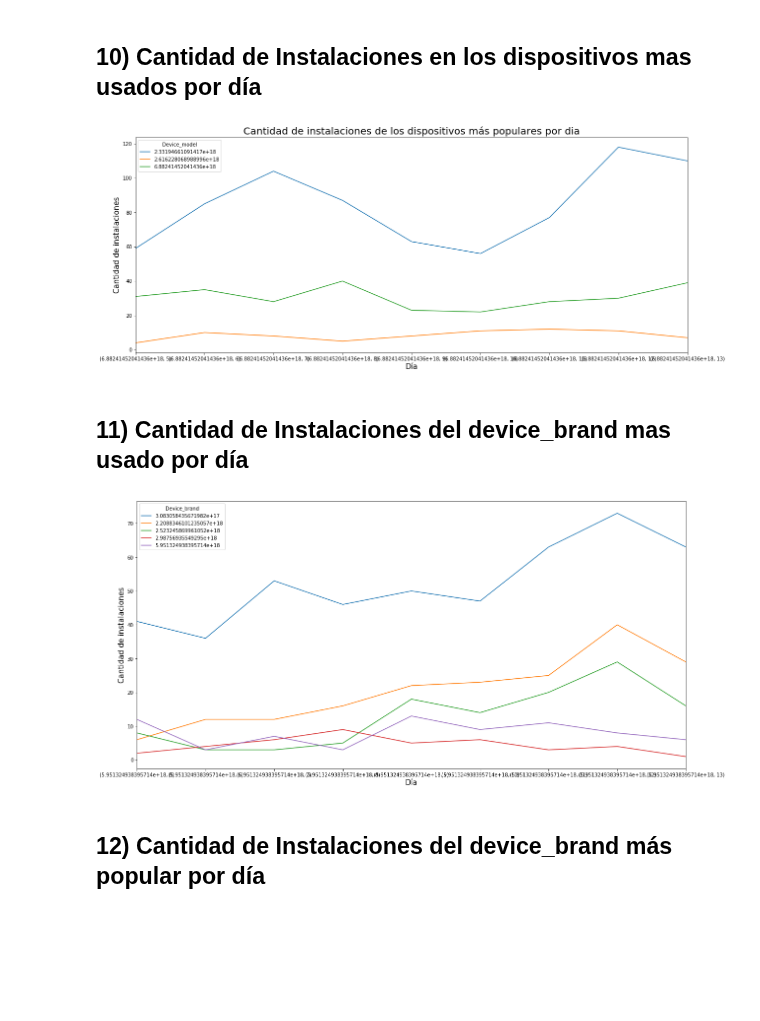
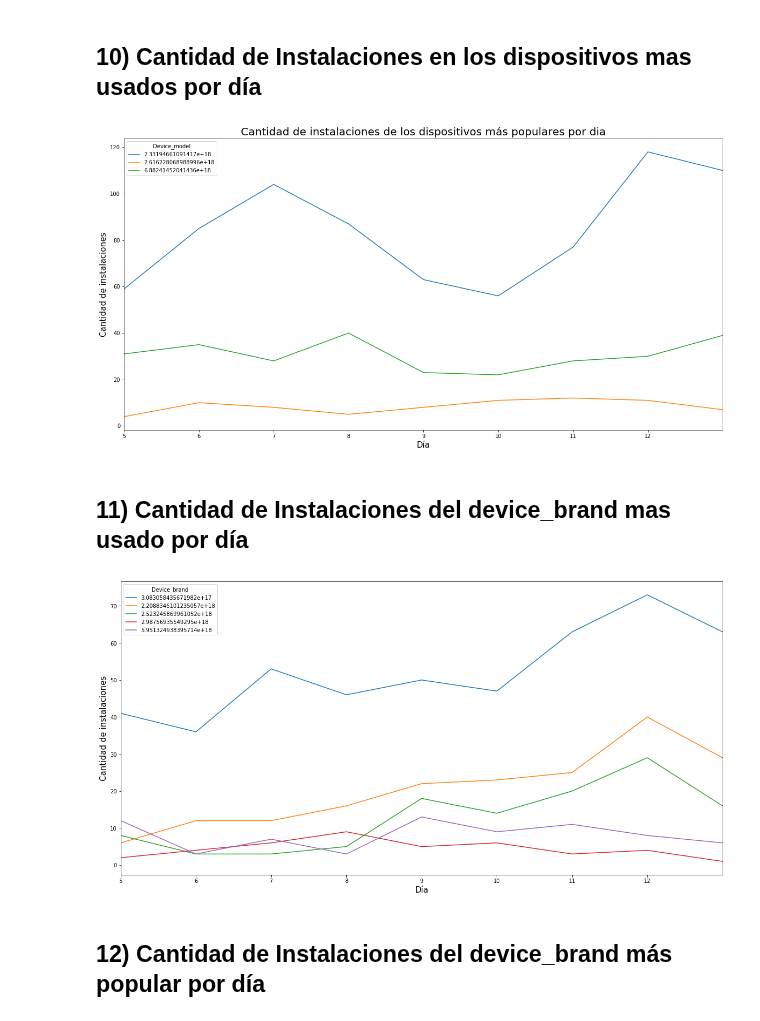
Before and after one commit to Elianagam/orgaDatosTp1, a Jupyter notebook: prueba_installs2.ipynb, the cells around one changed output. Saved outputs shown, nothing was run; the diff lists cells and outputs as text; code cells hidden in the pictures; blank space fills up the shorter version.

```diff
--- a/prueba_installs2.ipynb
+++ b/prueba_installs2.ipynb
@@ -221,10 +225,11 @@ top_instalation = top5_group.groupby(['application_id', 'day']).size()
 
 fig, ax = plt.subplots()
 for key, grp in top_instalation.groupby(['application_id']):
-    ax = grp.plot(ax=ax, kind='line', x='day', y='count', label=key, figsize=(20,8))
+    ax = grp.plot(ax=ax, kind='line', x='day', y='count', label=key, figsize=(20,9))
 plt.title("Cantidad de instalaciones de las 5 aplicaciones más populares por dia",size=20)
 ax.set_ylabel('Cantidad de instalaciones',size=15);
 ax.set_xlabel('Día',size=15);
 plt.legend(title='Application_id')
+plt.xticks(np.arange(8), np.arange(5,13))
 plt.show()
 # %% [output]
@@ -238,10 +243,11 @@ top_install = top_group.groupby(['application_id', 'hour']).size()
 
 fig, ax = plt.subplots()
 for key, grp in top_install.groupby(['application_id']):
-    ax = grp.plot(ax=ax, kind='line', x='hour', y='count', label=key, figsize=(20,8))
+    ax = grp.plot(ax=ax, kind='line', x='hour', y='count', label=key, figsize=(20,10))
 plt.title("Cantidad de instalaciones de la aplicacion mas popular por hora",size=20)
 ax.set_ylabel('Cantidad de instalaciones',size=15);
 ax.set_xlabel('Horas',size=15);
 plt.legend(title='Application_id', loc='upper left')
+plt.xticks(np.arange(24), np.arange(24))
 plt.show()
 # %% [output]
@@ -251,22 +257,23 @@ plt.show()
 # %%
 top_device = [x for x in installs['device_model'].value_counts().head(3).keys()]
 top_group = installs.loc[installs['device_model'].isin(top_device)]
 top_device_install = top_group.groupby(['device_model', 'day']).size() #.to_frame().reset_index()
 
 # top_instalation.columns = ['device_model', 'day', 'count']
 # top5_apps = pd.pivot_table(top_instalation, values='count', columns='device_model', \
 #                     index='day',aggfunc=np.sum).unstack()
 
 fig, ax = plt.subplots()
 for key, grp in top_device_install.groupby(['device_model']):
-    ax = grp.plot(ax=ax, kind='line', x='day', y='count', label=key, figsize=(20,8))
+    ax = grp.plot(ax=ax, kind='line', x='day', y='count', label=key, figsize=(20,10))
 plt.title("Cantidad de instalaciones de los dispositivos más populares por dia",size=20)
 ax.set_ylabel('Cantidad de instalaciones',size=15);
 ax.set_xlabel('Día',size=15);
 plt.legend(title='Device_model', loc='upper left')
+plt.xticks(np.arange(8), np.arange(5,13))
 plt.show()
 # %% [output]
-[figure, old version]
+[figure, new version]
 # %% [markdown]
 ## **11) Cantidad de Instalaciones del device_brand mas usado por día**
 # %%
@@ -285,9 +292,10 @@ plt.title("",size=20)
 ax.set_ylabel('Cantidad de instalaciones',size=15);
 ax.set_xlabel('Día',size=15);
 plt.legend(title='Device_brand', loc='upper left')
+plt.xticks(np.arange(8), np.arange(5,13))
 plt.show()
 # %% [output]
-[figure, old version]
+[figure, new version]
 # %% [markdown]
 ## **12) Cantidad de Instalaciones del device_brand más popular por día**
 # %%
```
Also changed, not shown: parts of 7 cells of this notebook.
